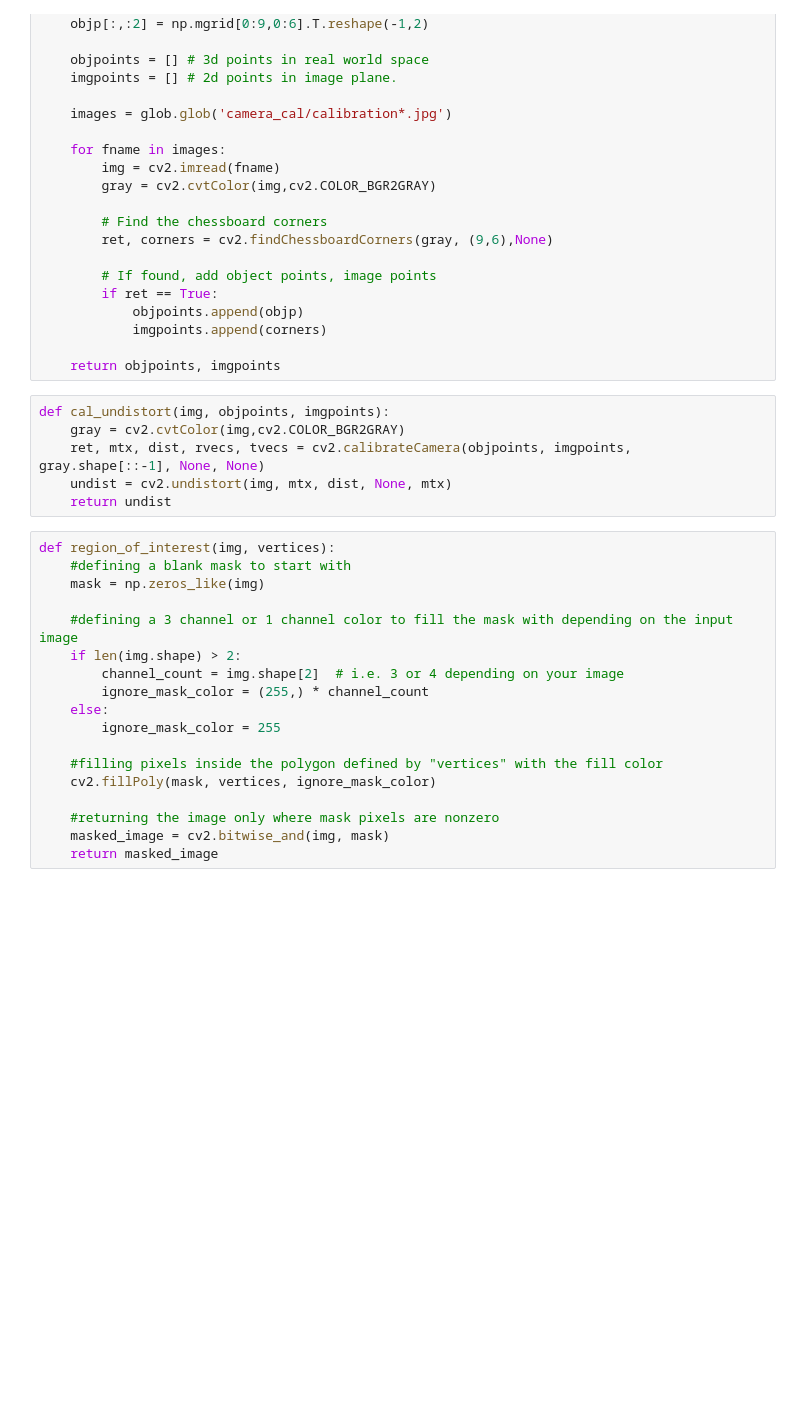
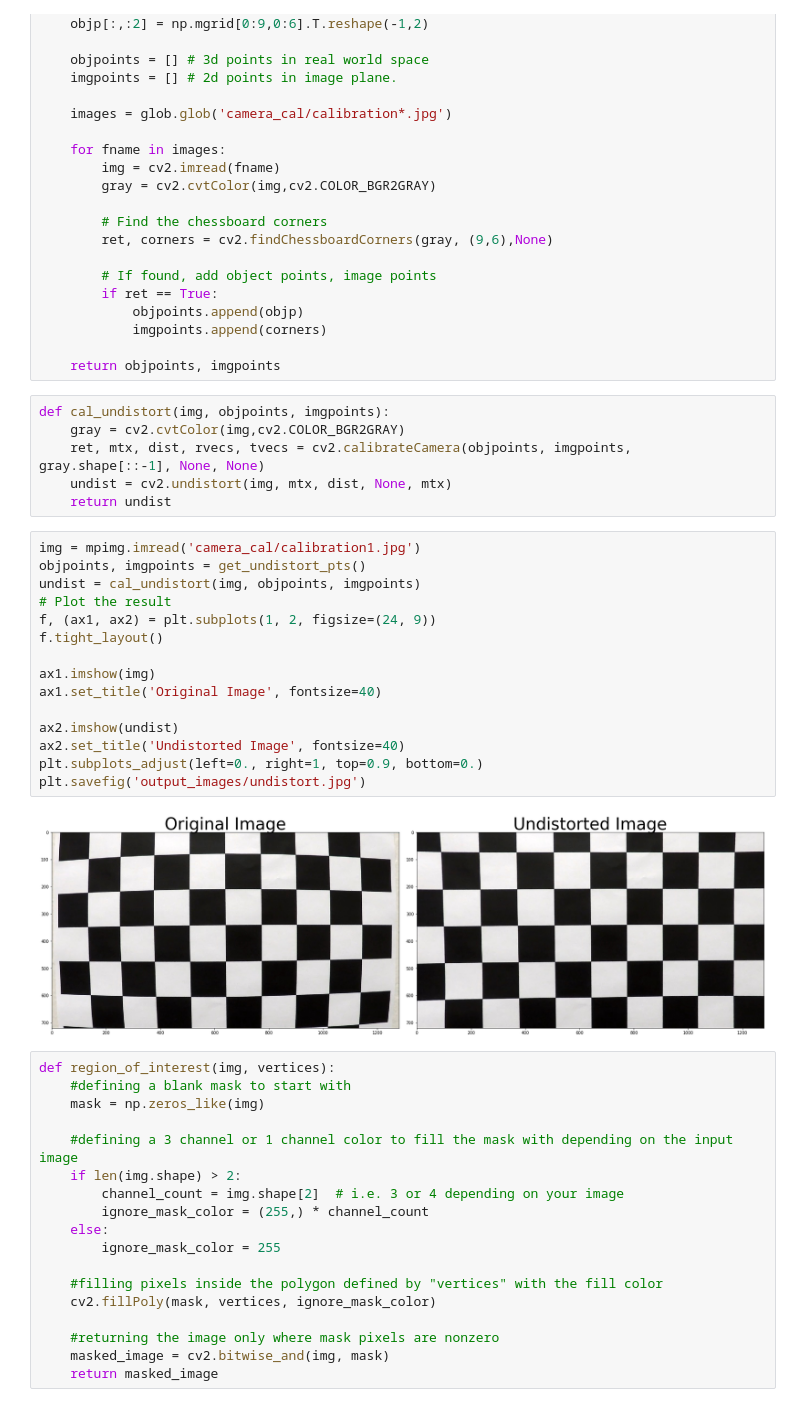
Before and after one commit to nihaldhamani/CarND-Advanced-Lane-Lines, a Jupyter notebook: P2.ipynb, the cells around one changed output. Cells and saved outputs as stored; diff of their text form; blank space fills up the shorter version.

```diff
--- a/P2.ipynb
+++ b/P2.ipynb
@@ -33,6 +33,23 @@ def cal_undistort(img, objpoints, imgpoints):
     ret, mtx, dist, rvecs, tvecs = cv2.calibrateCamera(objpoints, imgpoints, gray.shape[::-1], None, None)
     undist = cv2.undistort(img, mtx, dist, None, mtx)
     return undist
+# %%
+img = mpimg.imread('camera_cal/calibration1.jpg')
+objpoints, imgpoints = get_undistort_pts()
+undist = cal_undistort(img, objpoints, imgpoints)
+# Plot the result
+f, (ax1, ax2) = plt.subplots(1, 2, figsize=(24, 9))
+f.tight_layout()
+
+ax1.imshow(img)
+ax1.set_title('Original Image', fontsize=40)
+
+ax2.imshow(undist)
+ax2.set_title('Undistorted Image', fontsize=40)
+plt.subplots_adjust(left=0., right=1, top=0.9, bottom=0.)
+plt.savefig('output_images/undistort.jpg')
+# %% [output]
+[figure, added]
 # %%
 def region_of_interest(img, vertices):
     #defining a blank mask to start with
```
Also changed, not shown: parts of 10 cells of this notebook, 9 other files.
